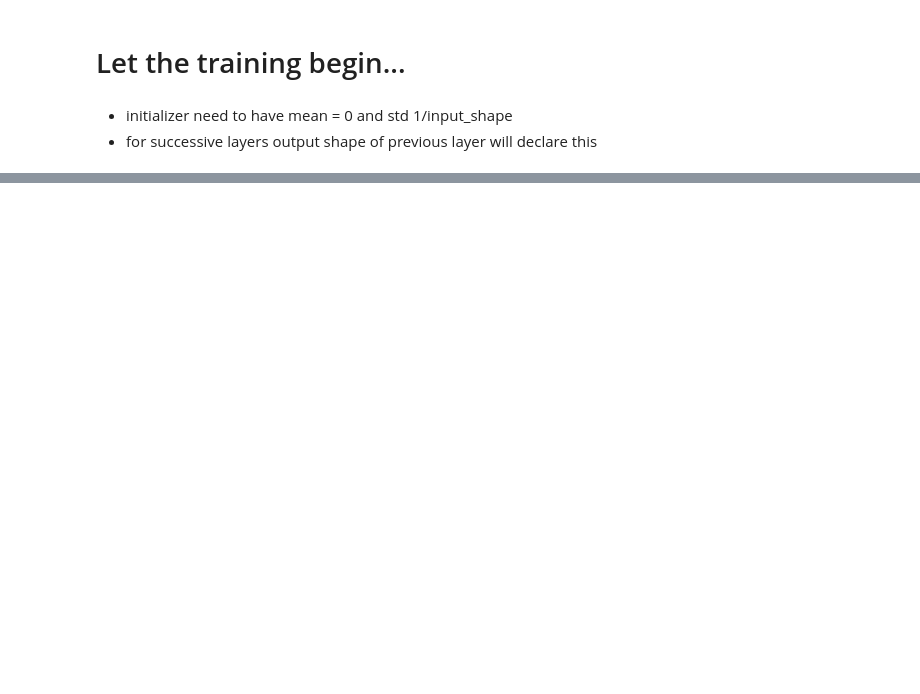
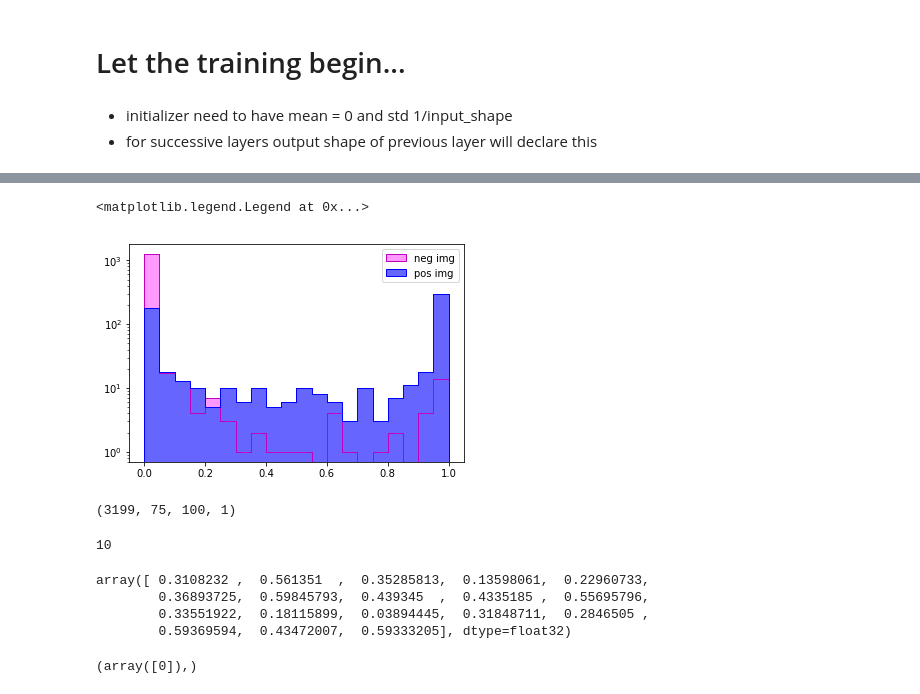
Before and after one commit to jamenne/WindingControl, a Jupyter notebook: WindingControlTraining.ipynb, the cells around one changed output, grey strips where cells are left out. Drawn from its saved outputs; the diff is of its cells as text; code cells hidden in the pictures; blank space fills up the shorter version.

```diff
--- a/WindingControlTraining.ipynb
+++ b/WindingControlTraining.ipynb
@@ -203,10 +209,0 @@ len(X_New_Train)
-# %%
-num_img = len(X_New_Train)
-n = int(np.ceil(np.sqrt(num_img)))
-
-fig = plt.figure(figsize=(12,8))
-
-for i,img in enumerate(X_New_Train):
-    img_ = np.squeeze(img, axis=2)
-    ax = fig.add_subplot(n,n,i+1)
-    ax.imshow(img_, cmap='gray')
@@ -398,0 +382,58 @@ ax[1].set_ylabel('loss')
+# %%
+test_model = load_model('../TrainedModels/')
+# %%
+probs = []
+
+for img in X_test_norm:
+    img = np.reshape(img, [1,x,y,1])
+    p = test_model.predict_proba(img, verbose=0)
+    probs.append(np.squeeze(p))
+
+probs = np.array(probs)
+# %%
+# Score
+true = []
+false = []
+for p, t in zip(probs[:,0], Y_test[:,0]):
+    if t == 1:
+        true.append(p)
+    if t == 0:
+        false.append(p)
+
+true = np.array(true)
+false = np.array(false)
+# %%
+fig, ax = plt.subplots()
+
+ax.hist(false, bins=np.arange(0, 1 + 0.05, 0.05), histtype='stepfilled', linewidth=1, edgecolor='m', color='#ff99ff', alpha=1, label='neg img')
+ax.hist(true, bins=np.arange(0, 1 + 0.05, 0.05), histtype='stepfilled', linewidth=1, edgecolor='b', color='#6666ff', alpha=1, label='pos img')
+
+ax.hist(false, bins=np.arange(0, 1 + 0.05, 0.05), histtype='step', linewidth=1, linestyle='-', edgecolor='m', color='c', alpha=1)
+ax.hist(true, bins=np.arange(0, 1 + 0.05, 0.05), histtype='step', linewidth=1, linestyle='-',edgecolor='b', color='b', alpha=1)
+
+ax.set_yscale('log')
+
+ax.legend(loc='best')
+# %% [output]
+<matplotlib.legend.Legend at 0x...>
+[figure, added]
+# %%
+X_test_norm.shape
+# %% [output]
+(3199, 75, 100, 1)
+# %%
+mask = [t<=0.4 for t in true]
+len(true[mask])
+# %% [output]
+10
+# %%
+true[mask]
+# %% [output]
+array([ 0.3108232 ,  0.561351  ,  0.35285813,  0.13598061,  0.22960733,
+        0.36893725,  0.59845793,  0.439345  ,  0.4335185 ,  0.55695796,
+        0.33551922,  0.18115899,  0.03894445,  0.31848711,  0.2846505 ,
+        0.59369594,  0.43472007,  0.59333205], dtype=float32)
+# %%
+len(t < 0.4 for t in true)
+# %% [output]
+(array([0]),)
```
Also changed, not shown: parts of 58 cells of this notebook.
